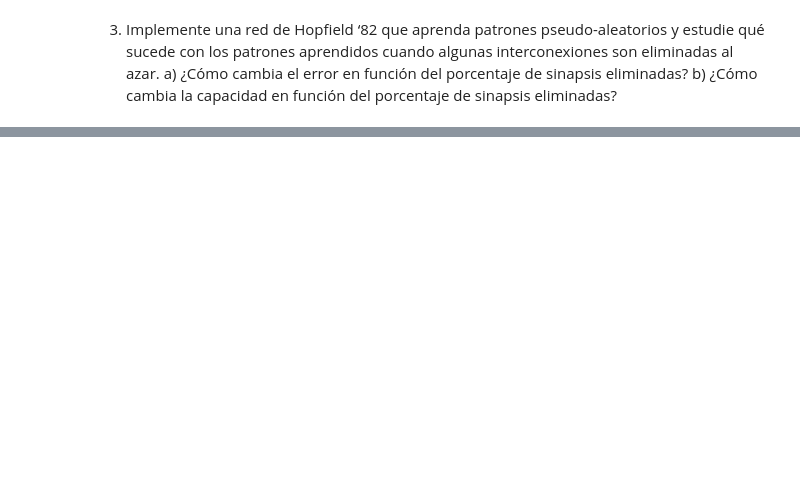
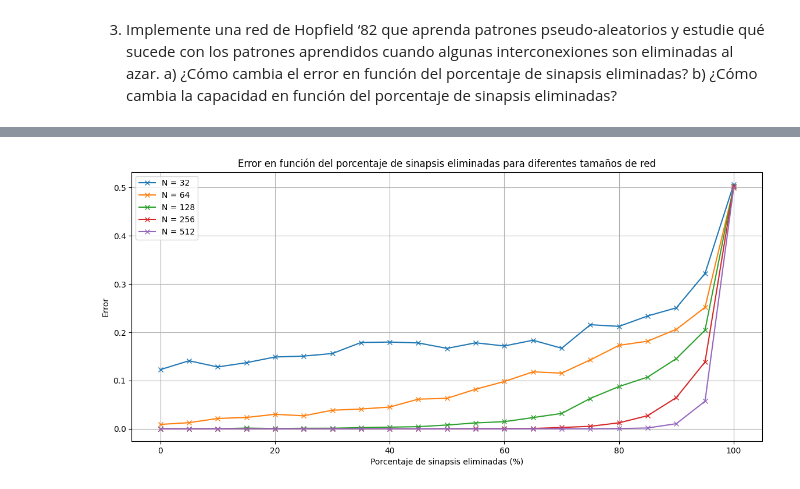
Before and after one commit to lburdman/RedesNeuronales, a Jupyter notebook: TP2/TP2.ipynb, the cells around one changed output, grey strips where cells are left out. Drawn from its saved outputs; the diff is of its cells as text; code cells hidden in the pictures; blank space fills up the shorter version.

```diff
--- a/TP2/TP2.ipynb
+++ b/TP2/TP2.ipynb
@@ -628,0 +670,70 @@ plt.show()
+# %%
+# Función para generar patrones pseudo-aleatorios
+def generatePatterns(N, num_patterns):
+    return np.random.choice([-1, 1], size=(num_patterns, N))
+
+# Función para eliminar sinapsis al azar
+def removeSynapses(weights, percentage, N):
+    total_synapses = N * (N - 1)
+    num_synapses_to_remove = int(total_synapses * percentage / 200)
+    removed_synapses = set()
+    for diagonal_i in range(N):
+        removed_synapses.add((diagonal_i, diagonal_i))
+
+    for _ in range(num_synapses_to_remove):
+        i, j = np.random.randint(0, N, 2)
+        while (i, j) in removed_synapses or (j, i) in removed_synapses:
+            i, j = np.random.randint(0, N, 2)
+        #if (i, j) not in removed_synapses and (j, i) not in removed_synapses:
+        weights[i, j] = 0.
+        weights[j, i] = 0.
+        removed_synapses.add((i, j))
+
+    return weights
+
+# Tamaños de la red a evaluar
+Ns = [32, 64, 128, 256, 512]
+# Número de patrones pseudo-aleatorios
+num_patterns = 10
+# Porcentajes de sinapsis a eliminar
+percentages = np.linspace(0, 100, 21)  # De 0% a 100% en pasos de 2.5%
+# Número de experimentos
+num_experiments = 10
+
+fig, ax = plt.subplots(1, 1, figsize=(14, 6))
+
+for N in Ns:
+    all_errors = []
+
+    for _ in range(num_experiments):
+        patterns = generatePatterns(N, num_patterns)
+        weights = computeWeights(patterns)
+        #print(weights)
+        errors = []
+
+        for percentage in percentages:
+            #print("Porcentaje de borrado: ", percentage)
+            weights_modified = removeSynapses(weights.copy(), percentage, N)
+            #print(weights_modified)
+            total_bad_bits = 0
+
+            for pattern in patterns:
+                input_pattern = pattern.copy()
+                hopfieldSync(weights_modified, input_pattern)
+                total_bad_bits += np.sum(input_pattern != pattern)
+
+            P_error = total_bad_bits / (num_patterns * N)
+            errors.append(P_error)
+
+        all_errors.append(errors)
+
+    mean_errors = np.mean(all_errors, axis=0)
+    ax.plot(percentages, mean_errors, 'x-', label=f'N = {N}')
+
+ax.set_xlabel('Porcentaje de sinapsis eliminadas (%)')
+ax.set_ylabel('Error')
+ax.set_title('Error en función del porcentaje de sinapsis eliminadas para diferentes tamaños de red')
+ax.grid(True)
+ax.legend()
+plt.show()
+# %% [output]
@@ -628,0 +757 @@ plt.show()
+[figure, added]
```
Also changed, not shown: parts of 5 cells of this notebook.
